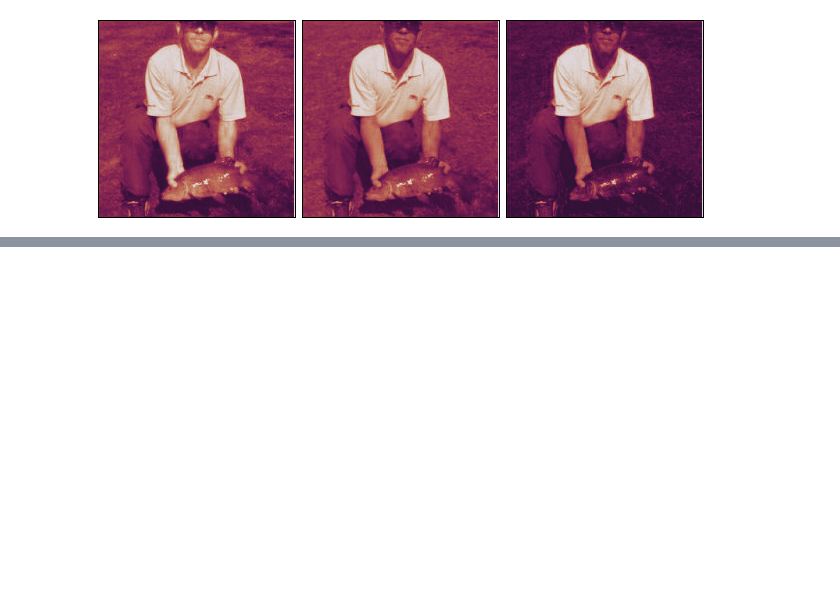
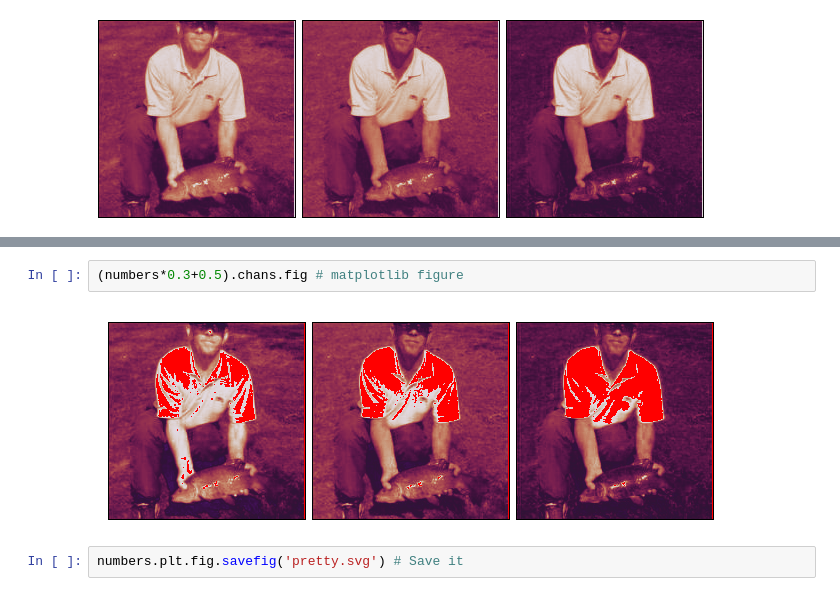
Before and after one commit to xl0/lovely-tensors, a Jupyter notebook: nbs/index.ipynb, the cells around one changed output, grey strips where cells are left out. Saved outputs shown, nothing was run; the diff lists cells and outputs as text; blank space fills up the shorter version.

```diff
--- a/nbs/index.ipynb
+++ b/nbs/index.ipynb
@@ -320,0 +328,6 @@ lt.chans(numbers_01)
+# %%
+(numbers*0.3+0.5).chans.fig # matplotlib figure
+# %% [output]
+[figure, added]
+# %%
+numbers.plt.fig.savefig('pretty.svg') # Save it
```
Also changed, not shown: parts of 5 cells of this notebook, 1 other file.
